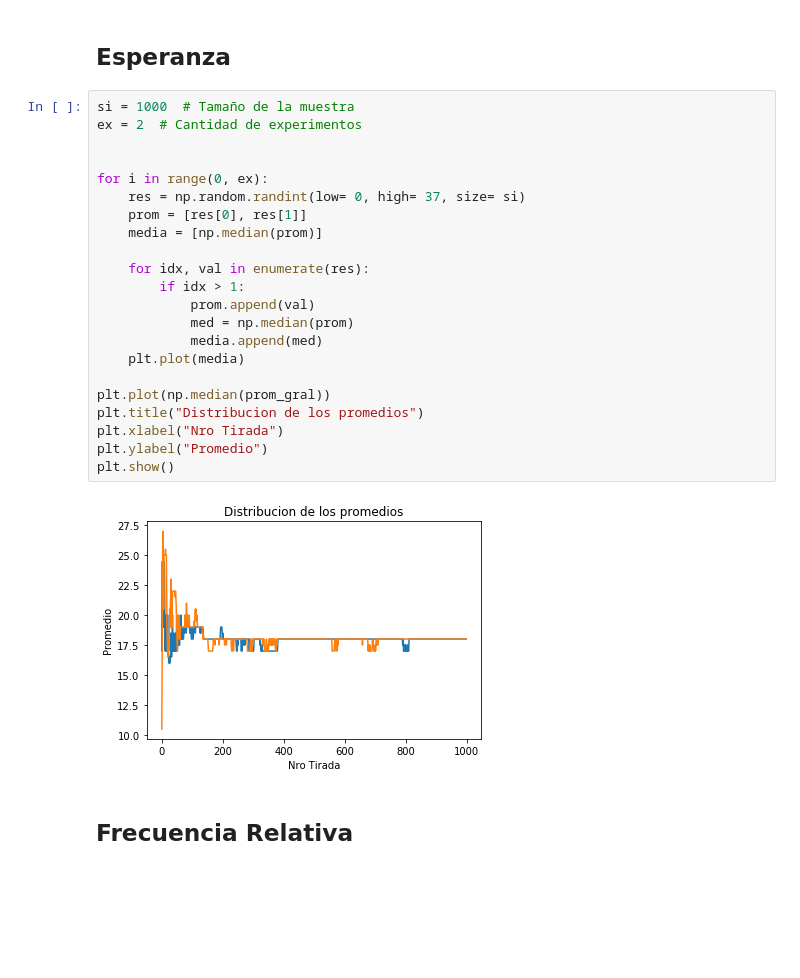
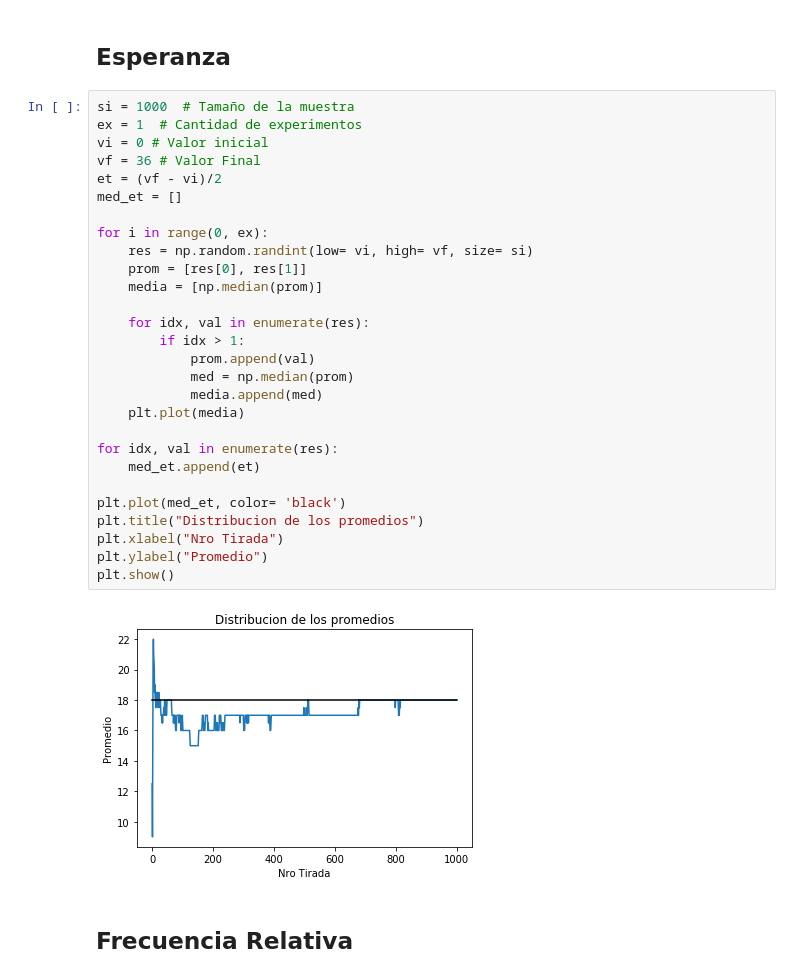
Before and after one commit to alejaz92/facultad, a Jupyter notebook: Version 2.ipynb, the cells around one changed output. Cells and saved outputs as stored; diff of their text form; blank space fills up the shorter version.

```diff
--- a/Version 2.ipynb
+++ b/Version 2.ipynb
@@ -9,28 +9,34 @@ import matplotlib.pyplot as plt
 ## Esperanza
 # %%
 si = 1000  # Tamaño de la muestra
-ex = 2  # Cantidad de experimentos
-
+ex = 1  # Cantidad de experimentos
+vi = 0 # Valor inicial
+vf = 36 # Valor Final
+et = (vf - vi)/2
+med_et = []
 
 for i in range(0, ex):
-    res = np.random.randint(low= 0, high= 37, size= si)
+    res = np.random.randint(low= vi, high= vf, size= si)
     prom = [res[0], res[1]]
     media = [np.median(prom)]
 
     for idx, val in enumerate(res):
         if idx > 1:
             prom.append(val)
             med = np.median(prom)
             media.append(med)
     plt.plot(media)
 
-plt.plot(np.median(prom_gral))
+for idx, val in enumerate(res):
+    med_et.append(et)
+
+plt.plot(med_et, color= 'black')
 plt.title("Distribucion de los promedios")
 plt.xlabel("Nro Tirada")
 plt.ylabel("Promedio")
 plt.show()
 # %% [output]
-[figure, old version]
+[figure, new version]
 # %% [markdown]
 ## Frecuencia Relativa
 # %%
```
